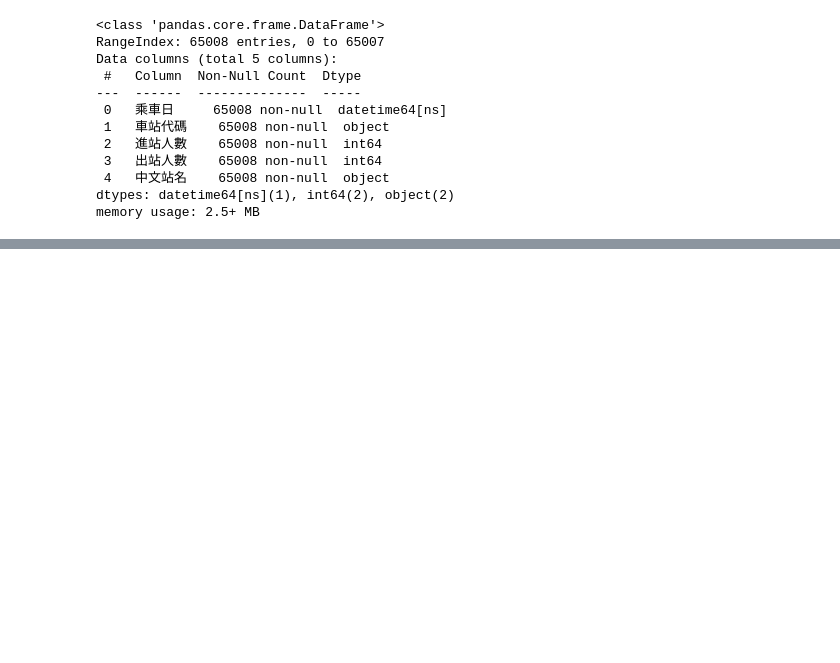
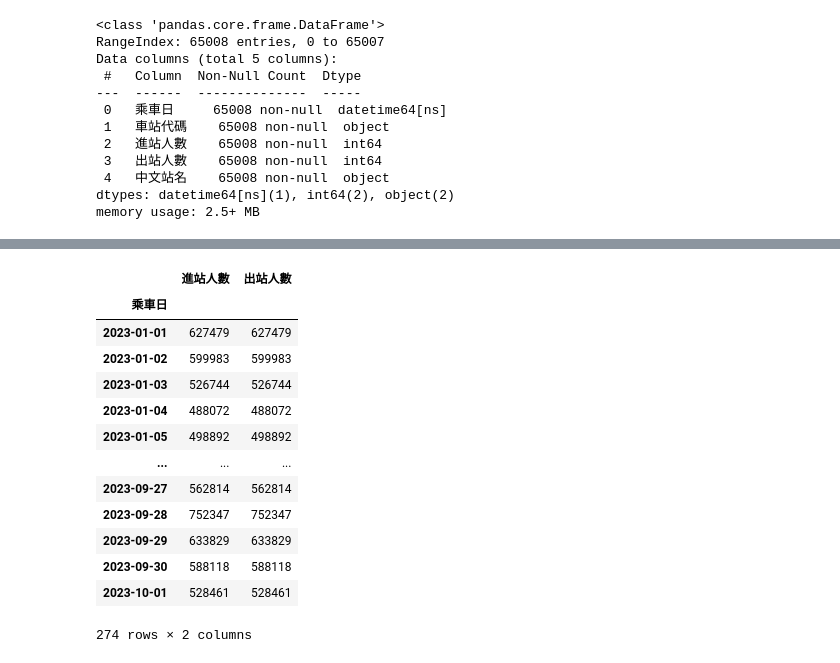
Before and after one commit to RobotCat4000/2023_07_27, a Jupyter notebook: lesson21_4.ipynb, the cells around one changed output, grey strips where cells are left out. Cells and saved outputs as stored; diff of their text form; code cells hidden in the pictures; blank space fills up the shorter version.

```diff
--- a/lesson21_4.ipynb
+++ b/lesson21_4.ipynb
@@ -155,0 +174,17 @@ memory usage: 2.5+ MB
+# %%
+dataFrame2.drop(columns=['車站代碼']).groupby(level='乘車日').sum()
+# %% [output]
+|  | 進站人數 | 出站人數 |
+| 乘車日 |  |  |
+| 2023-01-01 | 627479 | 627479 |
+| 2023-01-02 | 599983 | 599983 |
+| 2023-01-03 | 526744 | 526744 |
+| 2023-01-04 | 488072 | 488072 |
+| 2023-01-05 | 498892 | 498892 |
+| ... | ... | ... |
+| 2023-09-27 | 562814 | 562814 |
+| 2023-09-28 | 752347 | 752347 |
+| 2023-09-29 | 633829 | 633829 |
+| 2023-09-30 | 588118 | 588118 |
+| 2023-10-01 | 528461 | 528461 |
+274 rows × 2 columns
```
Also changed, not shown: parts of 2 cells of this notebook.
